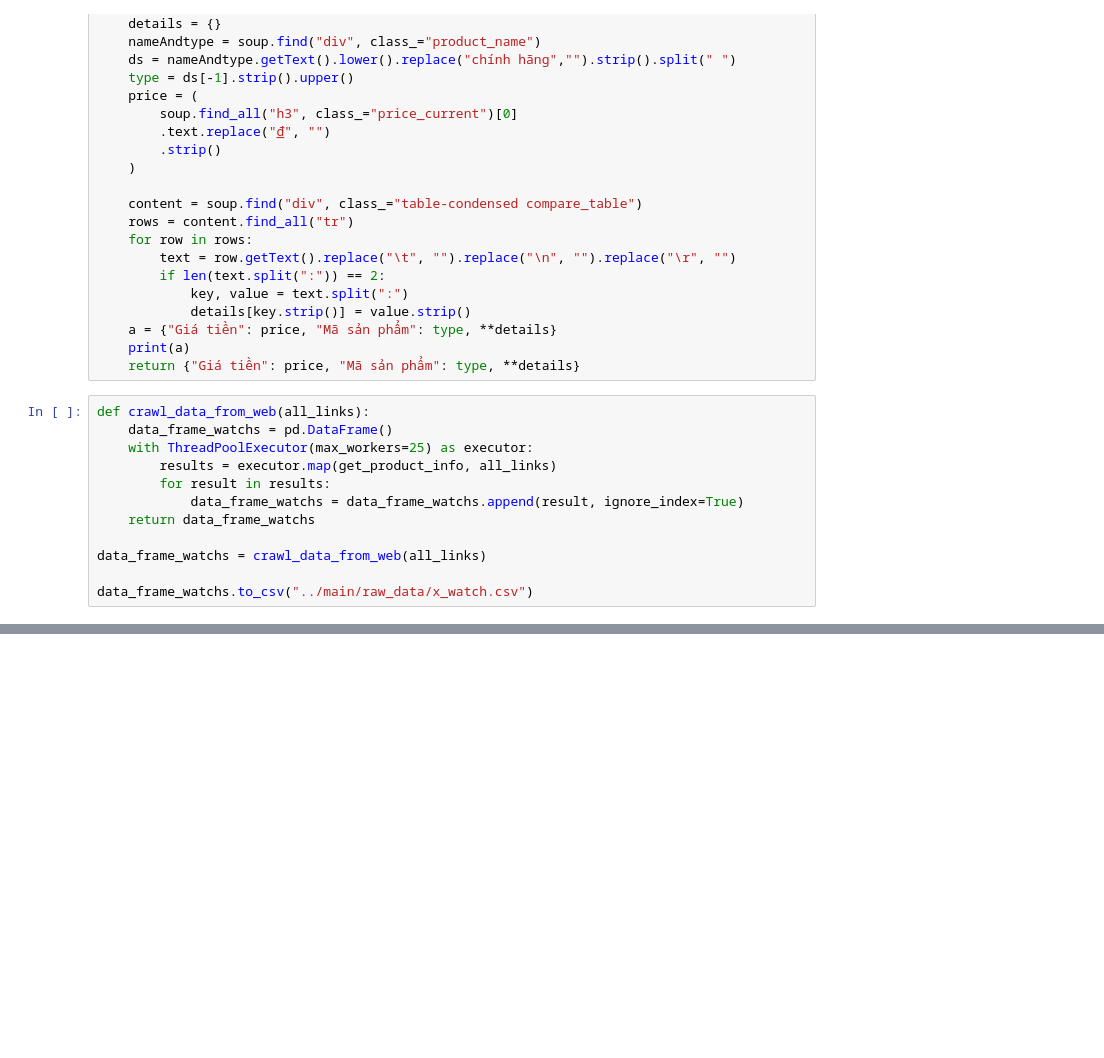
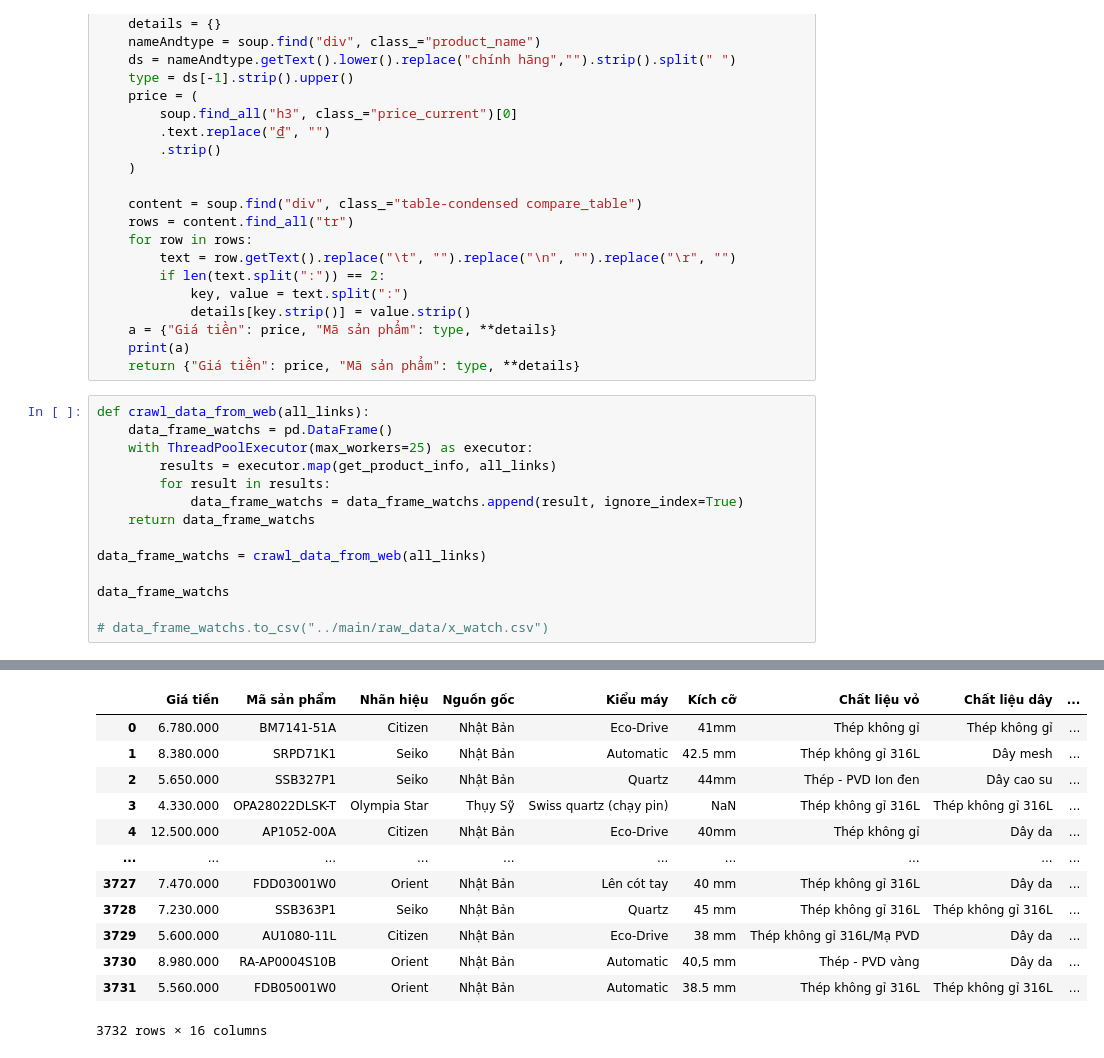
Before and after one commit to ZoanHy/DataScience_End_Semester, a Jupyter notebook: CrawlXwatch.ipynb, the cells around one changed output, grey strips where cells are left out. Saved outputs shown, nothing was run; the diff lists cells and outputs as text; blank space fills up the shorter version.

```diff
--- a/CrawlXwatch.ipynb
+++ b/CrawlXwatch.ipynb
@@ -129,4 +151,7 @@ def crawl_data_from_web(all_links):
 
 data_frame_watchs = crawl_data_from_web(all_links)
 
-data_frame_watchs.to_csv("../main/raw_data/x_watch.csv")
+data_frame_watchs
+
+# data_frame_watchs.to_csv("../main/raw_data/x_watch.csv")
+# %% [output]
@@ -132,0 +175,13 @@ data_frame_watchs.to_csv("../main/raw_data/x_watch.csv")
+|  | Giá tiền | Mã sản phẩm | Nhãn hiệu | Nguồn gốc | Kiểu máy | Kích cỡ | Chất liệu vỏ | Chất liệu dây | ... |
+| 0 | 6.780.000 | BM7141-51A | Citizen | Nhật Bản | Eco-Drive | 41mm | Thép không gỉ | Thép không gỉ | ... |
+| 1 | 8.380.000 | SRPD71K1 | Seiko | Nhật Bản | Automatic | 42.5 mm | Thép không gỉ 316L | Dây mesh | ... |
+| 2 | 5.650.000 | SSB327P1 | Seiko | Nhật Bản | Quartz | 44mm | Thép - PVD Ion đen | Dây cao su | ... |
+| 3 | 4.330.000 | OPA28022DLSK-T | Olympia Star | Thụy Sỹ | Swiss quartz (chạy pin) | NaN | Thép không gỉ 316L | Thép không gỉ 316L | ... |
+| 4 | 12.500.000 | AP1052-00A | Citizen | Nhật Bản | Eco-Drive | 40mm | Thép không gỉ | Dây da | ... |
+| ... | ... | ... | ... | ... | ... | ... | ... | ... | ... |
+| 3727 | 7.470.000 | FDD03001W0 | Orient | Nhật Bản | Lên cót tay | 40 mm | Thép không gỉ 316L | Dây da | ... |
+| 3728 | 7.230.000 | SSB363P1 | Seiko | Nhật Bản | Quartz | 45 mm | Thép không gỉ 316L | Thép không gỉ 316L | ... |
+| 3729 | 5.600.000 | AU1080-11L | Citizen | Nhật Bản | Eco-Drive | 38 mm | Thép không gỉ 316L/Mạ PVD | Dây da | ... |
+| 3730 | 8.980.000 | RA-AP0004S10B | Orient | Nhật Bản | Automatic | 40,5 mm | Thép - PVD vàng | Dây da | ... |
+| 3731 | 5.560.000 | FDB05001W0 | Orient | Nhật Bản | Automatic | 38.5 mm | Thép không gỉ 316L | Thép không gỉ 316L | ... |
+3732 rows × 16 columns
```
Also changed, not shown: parts of 3 cells of this notebook, 19 other files.
